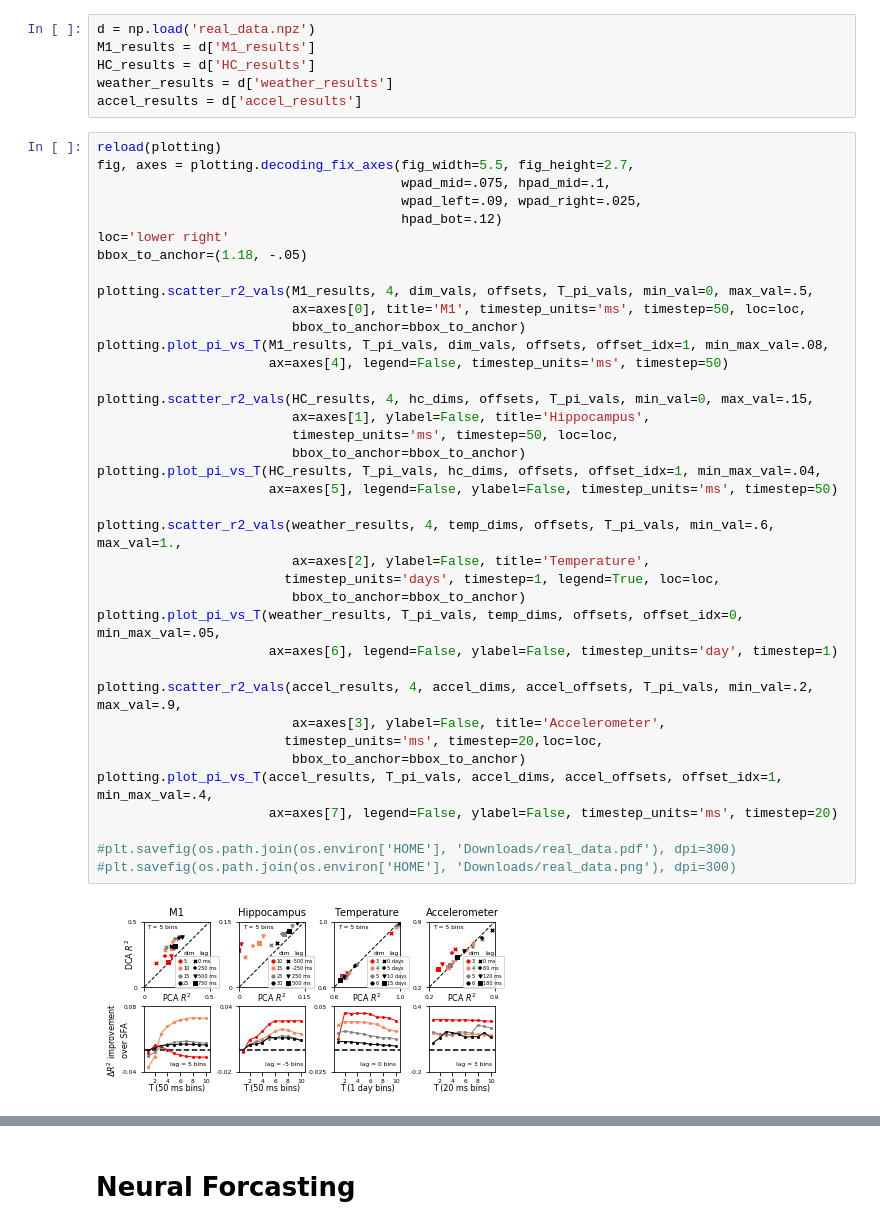
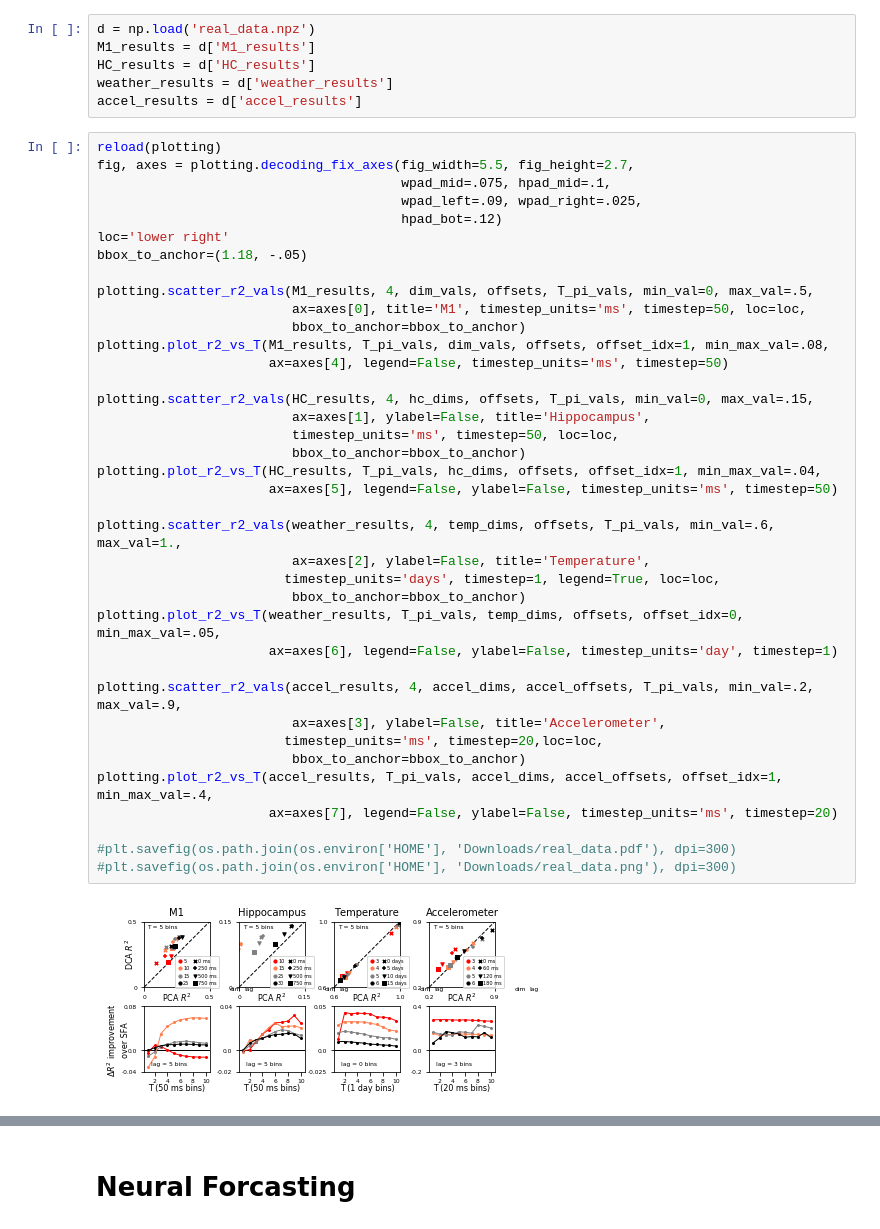
Before and after one commit to BouchardLab/DynamicalComponentsAnalysis, a Jupyter notebook: notebooks/real_data.ipynb, the cells around one changed output, grey strips where cells are left out. Cells and saved outputs as stored; diff of their text form.

```diff
--- a/notebooks/real_data.ipynb
+++ b/notebooks/real_data.ipynb
@@ -89,35 +83,35 @@ fig, axes = plotting.decoding_fix_axes(fig_width=5.5, fig_height=2.7,
                                        hpad_bot=.12)
 loc='lower right'
 bbox_to_anchor=(1.18, -.05)
 
 plotting.scatter_r2_vals(M1_results, 4, dim_vals, offsets, T_pi_vals, min_val=0, max_val=.5,
                          ax=axes[0], title='M1', timestep_units='ms', timestep=50, loc=loc,
                          bbox_to_anchor=bbox_to_anchor)
-plotting.plot_pi_vs_T(M1_results, T_pi_vals, dim_vals, offsets, offset_idx=1, min_max_val=.08,
+plotting.plot_r2_vs_T(M1_results, T_pi_vals, dim_vals, offsets, offset_idx=1, min_max_val=.08,
                       ax=axes[4], legend=False, timestep_units='ms', timestep=50)
 
 plotting.scatter_r2_vals(HC_results, 4, hc_dims, offsets, T_pi_vals, min_val=0, max_val=.15,
                          ax=axes[1], ylabel=False, title='Hippocampus',
                          timestep_units='ms', timestep=50, loc=loc,
                          bbox_to_anchor=bbox_to_anchor)
-plotting.plot_pi_vs_T(HC_results, T_pi_vals, hc_dims, offsets, offset_idx=1, min_max_val=.04,
+plotting.plot_r2_vs_T(HC_results, T_pi_vals, hc_dims, offsets, offset_idx=1, min_max_val=.04,
                       ax=axes[5], legend=False, ylabel=False, timestep_units='ms', timestep=50)
 
 plotting.scatter_r2_vals(weather_results, 4, temp_dims, offsets, T_pi_vals, min_val=.6, max_val=1.,
                          ax=axes[2], ylabel=False, title='Temperature',
                         timestep_units='days', timestep=1, legend=True, loc=loc,
                          bbox_to_anchor=bbox_to_anchor)
-plotting.plot_pi_vs_T(weather_results, T_pi_vals, temp_dims, offsets, offset_idx=0, min_max_val=.05,
+plotting.plot_r2_vs_T(weather_results, T_pi_vals, temp_dims, offsets, offset_idx=0, min_max_val=.05,
                       ax=axes[6], legend=False, ylabel=False, timestep_units='day', timestep=1)
 
 plotting.scatter_r2_vals(accel_results, 4, accel_dims, accel_offsets, T_pi_vals, min_val=.2, max_val=.9,
                          ax=axes[3], ylabel=False, title='Accelerometer',
                         timestep_units='ms', timestep=20,loc=loc,
                          bbox_to_anchor=bbox_to_anchor)
-plotting.plot_pi_vs_T(accel_results, T_pi_vals, accel_dims, accel_offsets, offset_idx=1, min_max_val=.4,
+plotting.plot_r2_vs_T(accel_results, T_pi_vals, accel_dims, accel_offsets, offset_idx=1, min_max_val=.4,
                       ax=axes[7], legend=False, ylabel=False, timestep_units='ms', timestep=20)
 
 #plt.savefig(os.path.join(os.environ['HOME'], 'Downloads/real_data.pdf'), dpi=300)
 #plt.savefig(os.path.join(os.environ['HOME'], 'Downloads/real_data.png'), dpi=300)
 # %% [output]
-[figure, old version]
+[figure, new version]
```
Also changed, not shown: parts of 8 cells of this notebook, 2 other files.
